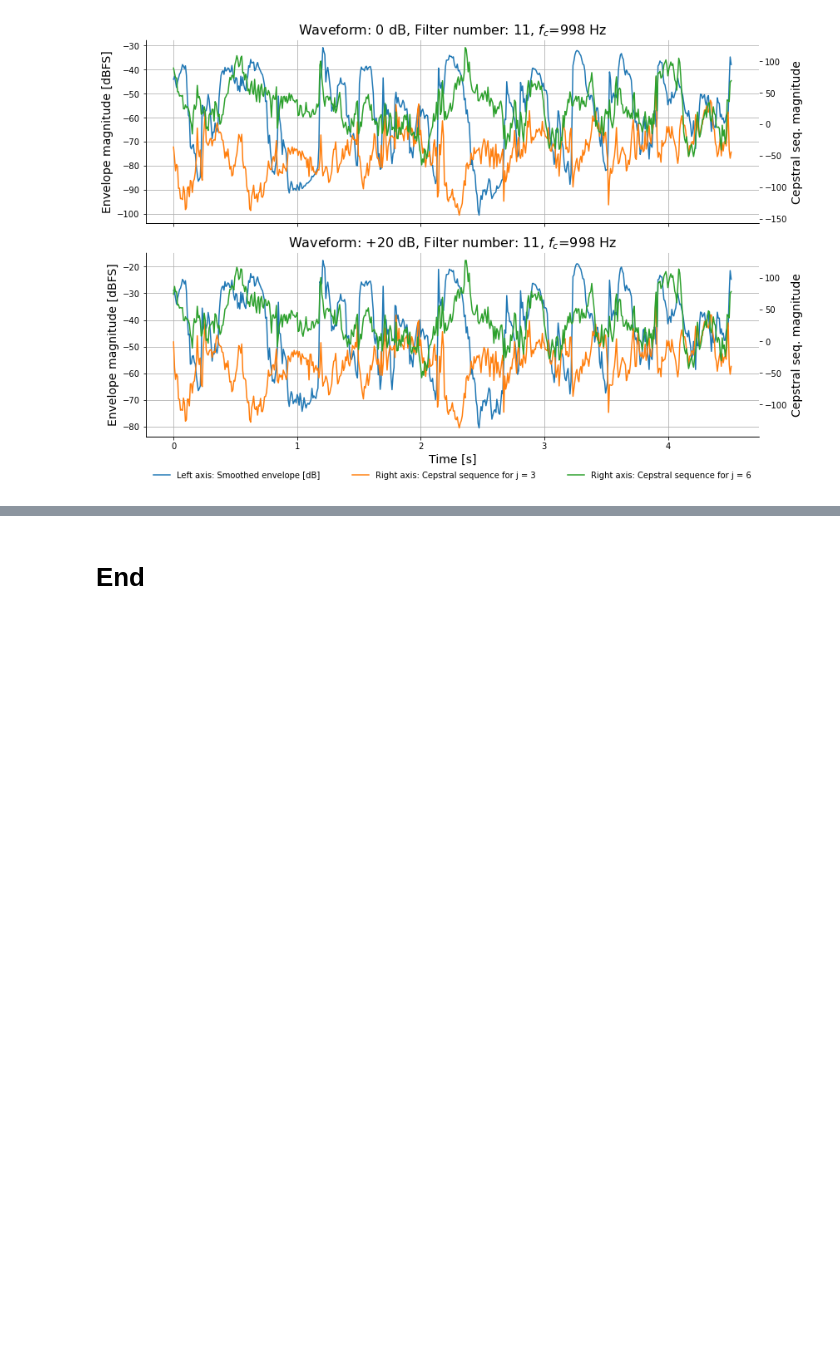
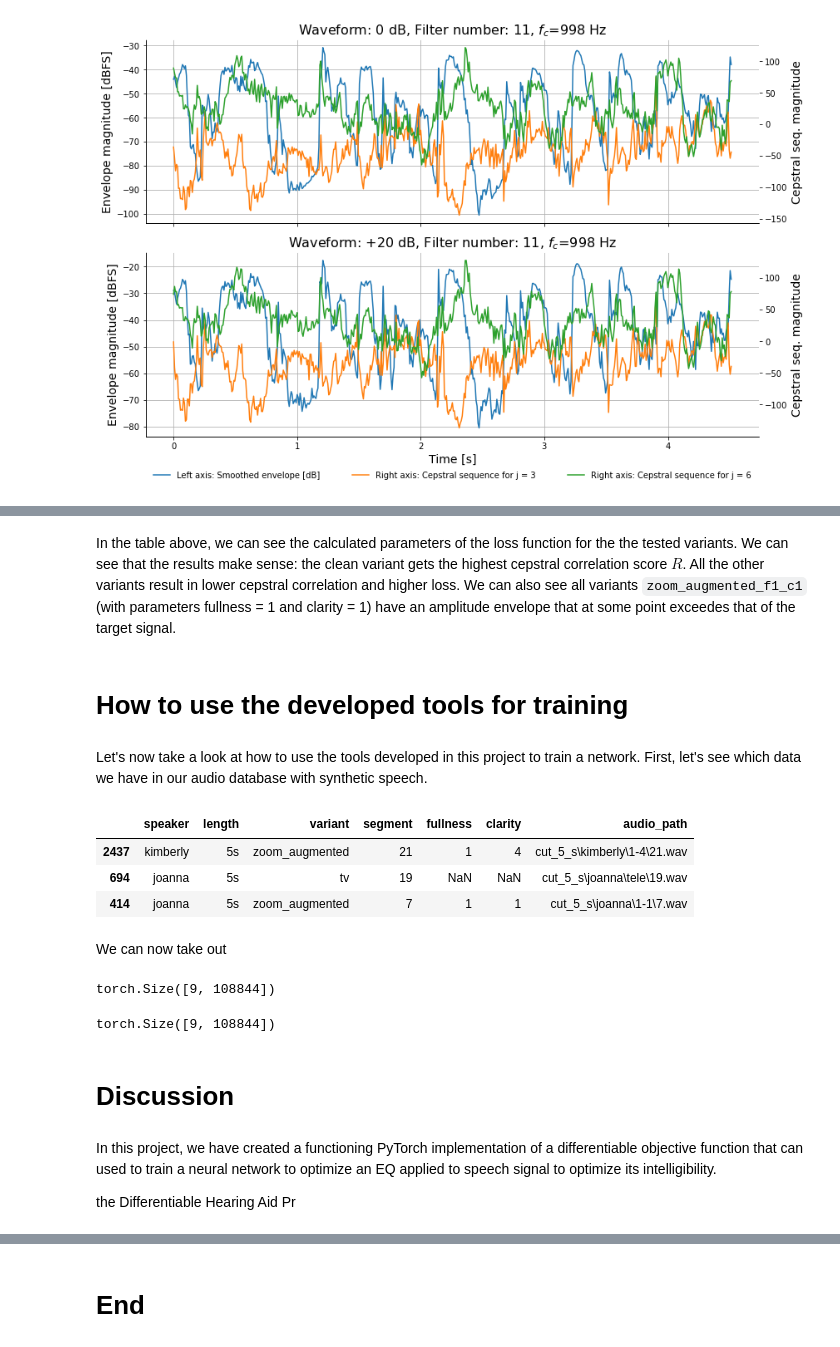
Before and after one commit to wrubino/deep-learning-2021-final-project, a Jupyter notebook: main.ipynb, the cells around one changed output, grey strips where cells are left out. Drawn from its saved outputs; the diff is of its cells as text; code cells hidden in the pictures; blank space fills up the shorter version.

```diff
--- a/main.ipynb
+++ b/main.ipynb
@@ -635,0 +689,42 @@ It is of course difficult to assess whether the values of the chosen cepstral se
+# %% [markdown]
+In the table above, we can see the calculated parameters of the loss function for the the tested variants. We can see that the results make sense: the clean variant gets the highest cepstral correlation score $R$. All the other variants result in lower cepstral correlation and higher loss. We can also see all variants `zoom_augmented_f1_c1` (with parameters fullness = 1 and  clarity = 1) have an amplitude envelope that at some point exceedes that of the target signal.
+# %% [markdown]
+# How to use the developed tools for training
+# %% [markdown]
+Let's now take a look at how to use the tools developed in this project to train a network. First, let's see which data we have in our audio database with synthetic speech.
+# %%
+display(df_synthetic_speech.sample(3))
+# %% [output]
+|  | speaker | length | variant | segment | fullness | clarity | audio_path |
+| 2437 | kimberly | 5s | zoom_augmented | 21 | 1 | 4 | cut_5_s\kimberly\1-4\21.wav |
+| 694 | joanna | 5s | tv | 19 | NaN | NaN | cut_5_s\joanna\tele\19.wav |
+| 414 | joanna | 5s | zoom_augmented | 7 | 1 | 1 | cut_5_s\joanna\1-1\7.wav |
+# %% [markdown]
+We can now take out
+# %%
+# Load audio samples representing the same speech segment in different
+# acoustic conditions.
+fs_model = 24e3
+audio_samples, _ = t.data_loading.get_waveforms_synthetic_speech(
+    dict(
+        variant=['clean', 'tv'],
+        length='5s',
+        segment=10
+    ),
+    fs_model
+)
+
+# Show the shapes of the tensors containing the clean and noisy speech.
+display(audio_samples['clean'].shape)
+display(audio_samples['tv'].shape)
+# %% [output]
+torch.Size([9, 108844])
+torch.Size([9, 108844])
+# %% [markdown]
+# Discussion
+# %% [markdown]
+In this project, we have created a functioning PyTorch implementation of a differentiable objective function that can used to train a neural network to optimize an EQ applied to speech signal to optimize its intelligibility.
+
+
+
+the Differentiable Hearing Aid Pr
```
Also changed, not shown: parts of 13 cells of this notebook, 3 other files.
